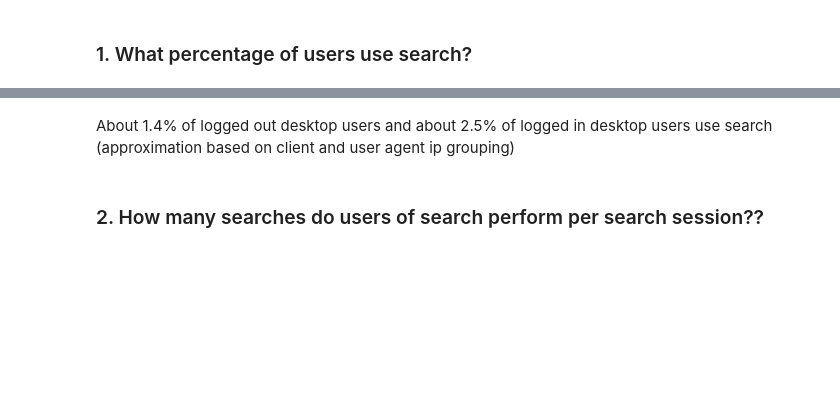
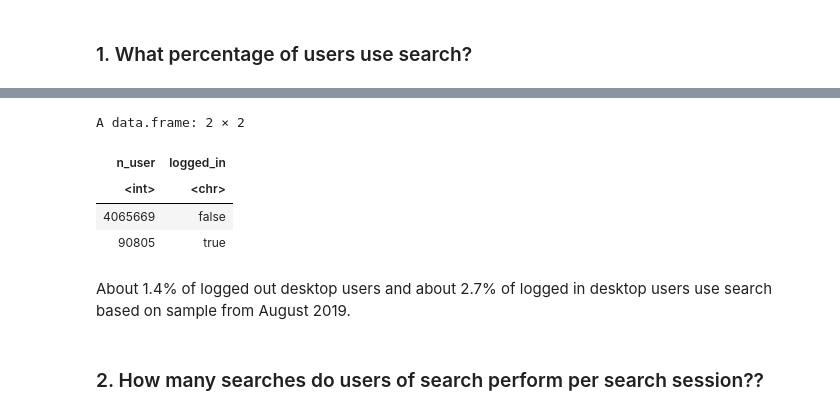
Before and after one commit to wikimedia-research/Desktop-behavior-analysis-Aug-2019, a Jupyter notebook: Desktop_usage_behavior_analysis.ipynb, the cells around one changed output, grey strips where cells are left out. Drawn from its saved outputs; the diff is of its cells as text; code cells hidden in the pictures; blank space fills up the shorter version.

```diff
--- a/Desktop_usage_behavior_analysis.ipynb
+++ b/Desktop_usage_behavior_analysis.ipynb
@@ -136,8 +136,18 @@ WHERE year = 2019 and month = 8
   AND is_pageview
 ) as dataset
 GROUP BY logged_in"
+# %%
+total_users_August <- wmf::query_hive(query)
+# %%
+total_users_August
+# %% [output]
+A data.frame: 2 × 2
+| n_user | logged_in |
+| <int> | <chr> |
+| 4065669 | false |
+| 90805 | true |
 # %% [markdown]
-About 1.4% of logged out desktop users and about 2.5% of logged in desktop users use search (approximation based on client and user agent ip grouping)
+About 1.4% of logged out desktop users and about 2.7% of logged in desktop users use search based on sample from August 2019.
 # %% [markdown]
 ### 2. How many searches do users of search perform per search session??
 # %%
```
Also changed, not shown: parts of 10 cells of this notebook.
